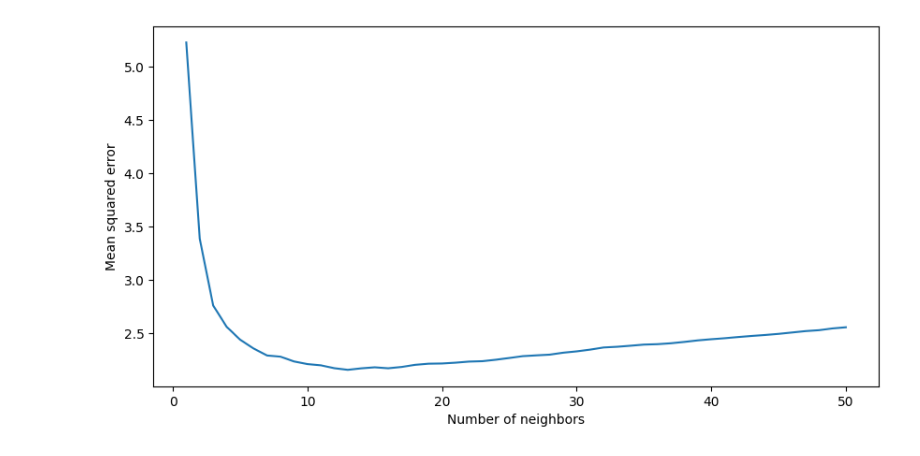
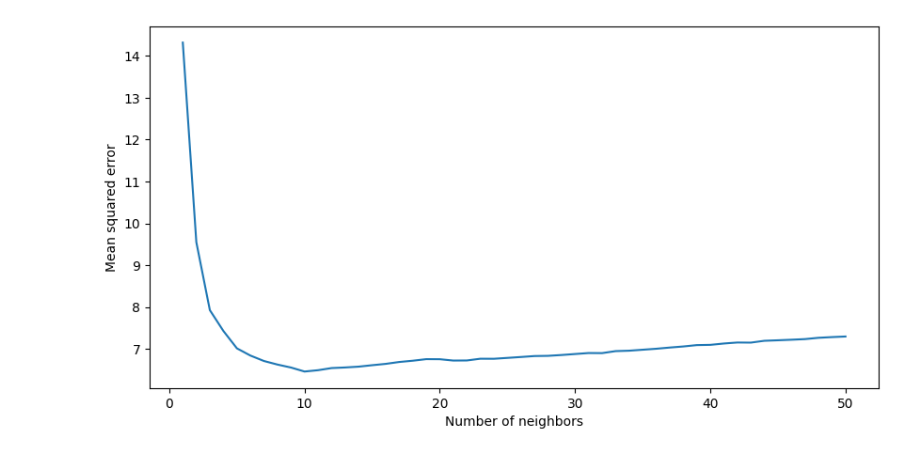
Before and after one commit to nttrung612/Football_Players_Rating_Prediction, a Jupyter notebook: knn.ipynb, the cells around one changed output. Cells and saved outputs as stored; diff of their text form; code cells hidden in the pictures.

```diff
--- a/knn.ipynb
+++ b/knn.ipynb
@@ -4,7 +4,7 @@ import pandas as pd
 import seaborn as sns
 import matplotlib.pyplot as plt
 # %%
-df = pd.read_csv('data_encoded.csv')
+df = pd.read_csv('data.csv')
 # %%
 X = df.drop('overall_rating', axis=1)
 y = df['overall_rating']
@@ -28,3 +75,0 @@ KNeighborsRegressor()
-# %%
-y_pred = knn.predict(X_test_scaled)
-y_train_pred = knn.predict(X_train_scaled)
@@ -69,3 +175,0 @@ KNeighborsRegressor(p=1)
-# %%
-y_pred = knn.predict(X_test_scaled)
-y_train_pred = knn.predict(X_train_scaled)
@@ -96,30 +176,40 @@ R2 score: 0.948619735360377
+# %%
+X_train, X_test, y_train, y_test = train_test_split(X, y, test_size=0.3, random_state=42)
+X_val, X_test, y_val, y_test = train_test_split(X_test, y_test, test_size=0.5, random_state=42)
 # %%
 from sklearn.pipeline import Pipeline
 from sklearn.preprocessing import StandardScaler
 from sklearn.neighbors import KNeighborsRegressor
 
 losses = []
 min_loss = float('inf')
 min_k = 0
 
 for i in range(1, 51):
-    pipe = Pipeline([('scaler', StandardScaler()),
-                     ('knn', KNeighborsRegressor(n_neighbors=i, p=1))])
+    pipe = Pipeline([
+        ('encoder', TargetEncoder(cols=['nationality'])),
+        ('scaler', StandardScaler()),
+        ('knn', KNeighborsRegressor(
+            n_neighbors=i,
+            p=1,
+            weights='uniform'
+        ))
+    ])
     pipe.fit(X_train, y_train)
-    y_pred = pipe.predict(X_test)
-    loss = np.mean((y_pred - y_test)**2)
+    y_pred = pipe.predict(X_val)
+    loss = np.mean((y_pred - y_val)**2)
     if loss < min_loss:
         min_loss = loss
         min_k = i
     losses.append(loss)
 
 plt.figure(figsize=(10, 5))
 plt.plot(range(1, 51), losses)
 plt.xlabel('Number of neighbors')
 plt.ylabel('Mean squared error')
 plt.show()
 # %% [output]
-[figure, old version]
+[figure, new version]
 # %%
 print('Best k:', min_k)
 print('Minimum loss:', min_loss)
```
Also changed, not shown: parts of 46 cells of this notebook.
